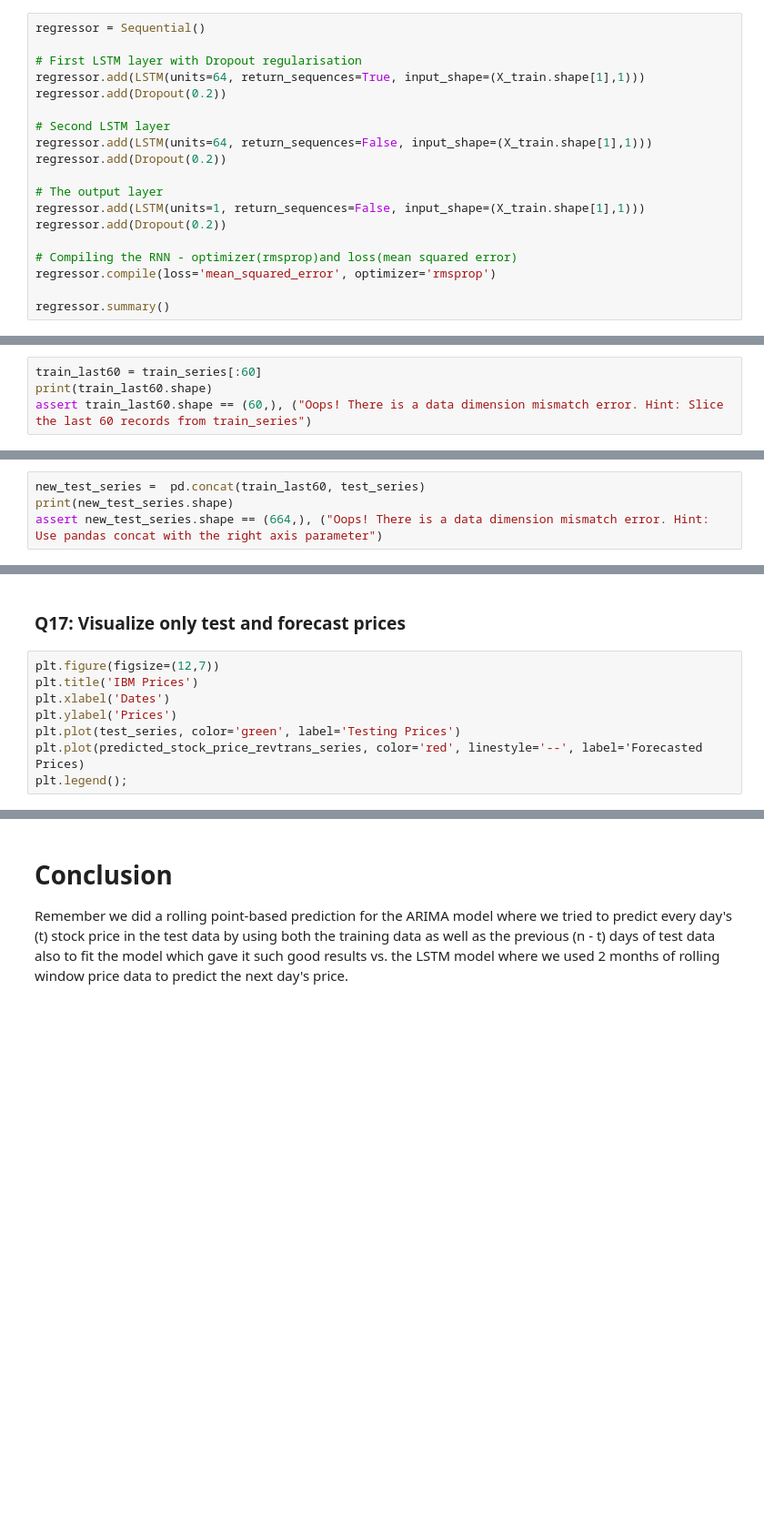
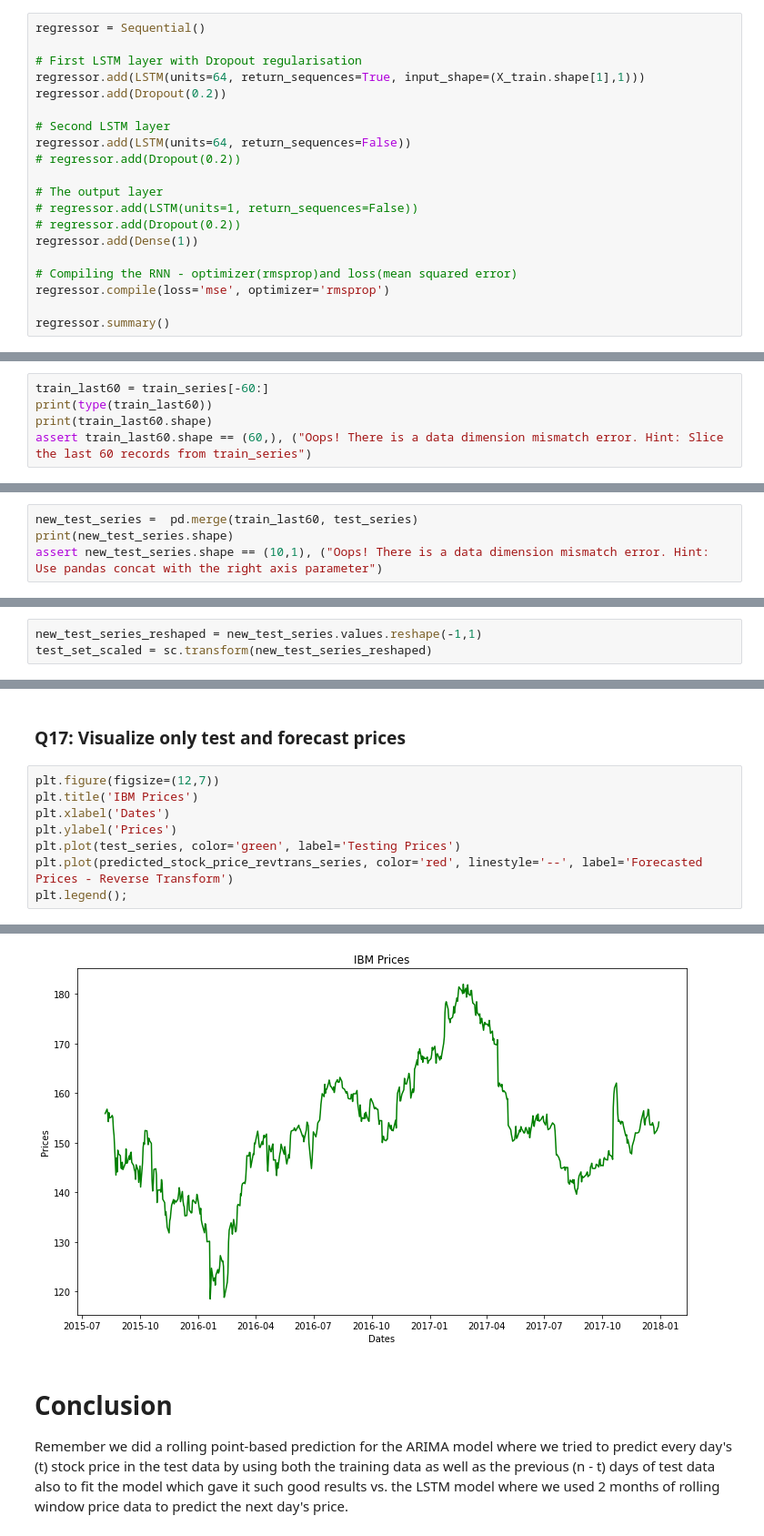
Before and after one commit to ardyghalebi/mec-mini-projects, a Jupyter notebook: mec-18.5.1-time-series-analysis-mini-project/Ardavan_Ghalebi_Mini_Project_Time_Series_Forecasting.ipynb, the cells around one changed output, grey strips where cells are left out. Shown at 91% size. Drawn from its saved outputs; the diff is of its cells as text; blank space fills up the shorter version.

```diff
--- a/mec-18.5.1-time-series-analysis-mini-project/Ardavan_Ghalebi_Mini_Project_Time_Series_Forecasting.ipynb
+++ b/mec-18.5.1-time-series-analysis-mini-project/Ardavan_Ghalebi_Mini_Project_Time_Series_Forecasting.ipynb
@@ -591,14 +625,15 @@ regressor.add(LSTM(units=64, return_sequences=True, input_shape=(X_train.shape[1
 regressor.add(Dropout(0.2))
 
 # Second LSTM layer
-regressor.add(LSTM(units=64, return_sequences=False, input_shape=(X_train.shape[1],1)))
-regressor.add(Dropout(0.2))
+regressor.add(LSTM(units=64, return_sequences=False))
+# regressor.add(Dropout(0.2))
 
 # The output layer
-regressor.add(LSTM(units=1, return_sequences=False, input_shape=(X_train.shape[1],1)))
-regressor.add(Dropout(0.2))
+# regressor.add(LSTM(units=1, return_sequences=False))
+# regressor.add(Dropout(0.2))
+regressor.add(Dense(1))
 
 # Compiling the RNN - optimizer(rmsprop)and loss(mean squared error)
-regressor.compile(loss='mean_squared_error', optimizer='rmsprop')
+regressor.compile(loss='mse', optimizer='rmsprop')
 
 regressor.summary()
@@ -618,6 +690,7 @@ Thus, the following steps have been performed so first 60 entires of test set ha
 # %% [markdown]
 ### Q14: Get the last 60 records from train_series
 # %%
-train_last60 = train_series[:60]
+train_last60 = train_series[-60:]
+print(type(train_last60))
 print(train_last60.shape)
 assert train_last60.shape == (60,), ("Oops! There is a data dimension mismatch error. Hint: Slice the last 60 records from train_series")
@@ -628,6 +706,6 @@ test_series.shape
 
 Hint: Check pandas __`concat()`__
 # %%
-new_test_series =  pd.concat(train_last60, test_series)
+new_test_series =  pd.merge(train_last60, test_series)
 print(new_test_series.shape)
-assert new_test_series.shape == (664,), ("Oops! There is a data dimension mismatch error. Hint: Use pandas concat with the right axis parameter")
+assert new_test_series.shape == (10,1), ("Oops! There is a data dimension mismatch error. Hint: Use pandas concat with the right axis parameter")
@@ -640,3 +718,6 @@ test_set_scaled = <YOUR CODE HERE>
+# %%
+new_test_series_reshaped = new_test_series.values.reshape(-1,1)
+test_set_scaled = sc.transform(new_test_series_reshaped)
 # %% [markdown]
 ### Prepare Test dataset Windows of 60  days each
 # %%
@@ -685,5 +770,6 @@ plt.title('IBM Prices')
 plt.xlabel('Dates')
 plt.ylabel('Prices')
 plt.plot(test_series, color='green', label='Testing Prices')
-plt.plot(predicted_stock_price_revtrans_series, color='red', linestyle='--', label='Forecasted Prices)
+plt.plot(predicted_stock_price_revtrans_series, color='red', linestyle='--', label='Forecasted Prices - Reverse Transform')
 plt.legend();
+# %% [output]
@@ -690,3 +777,4 @@ plt.legend();
+[figure, added]
 # %% [markdown]
 # Conclusion
 
```
Also changed, not shown: parts of 27 cells of this notebook.
